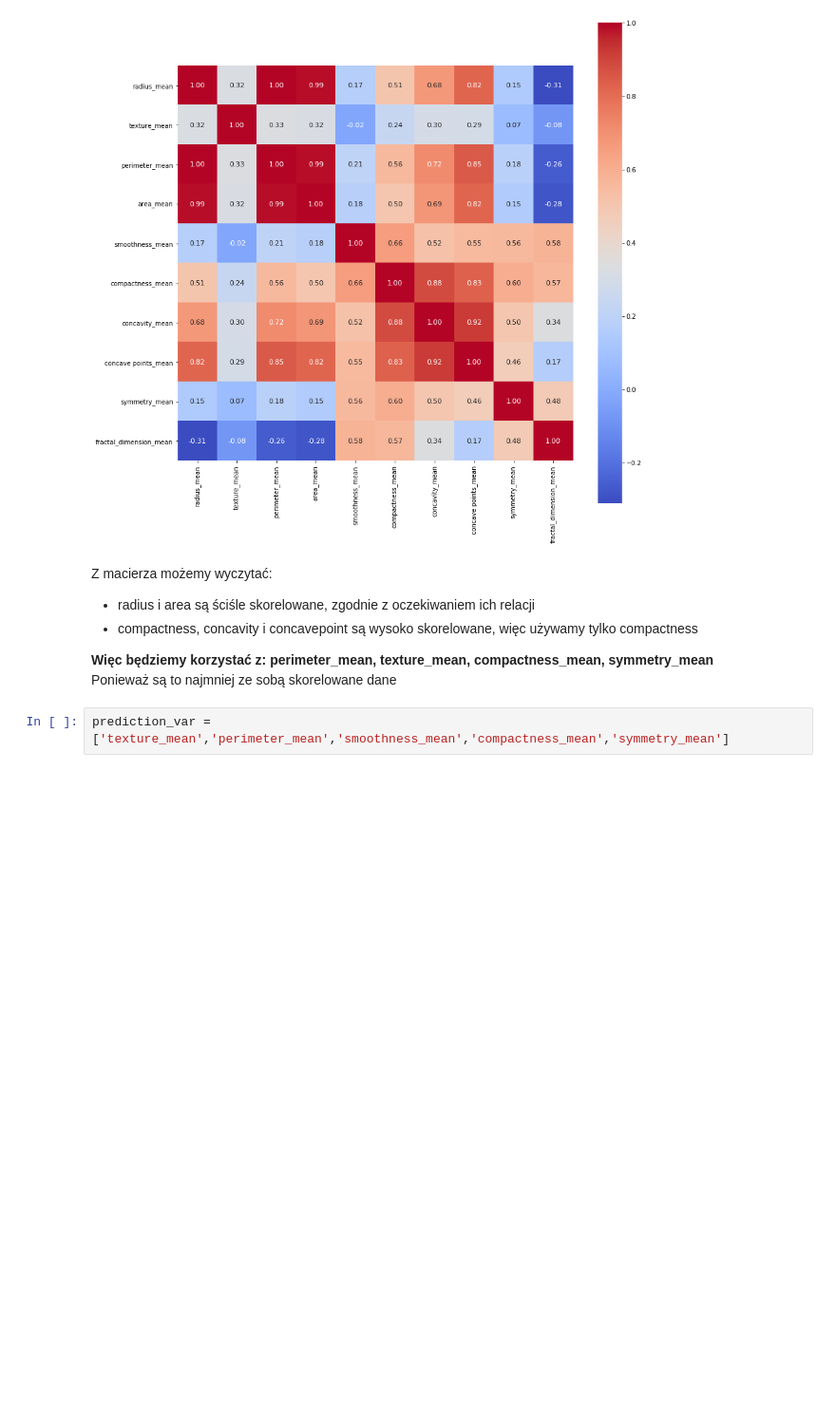
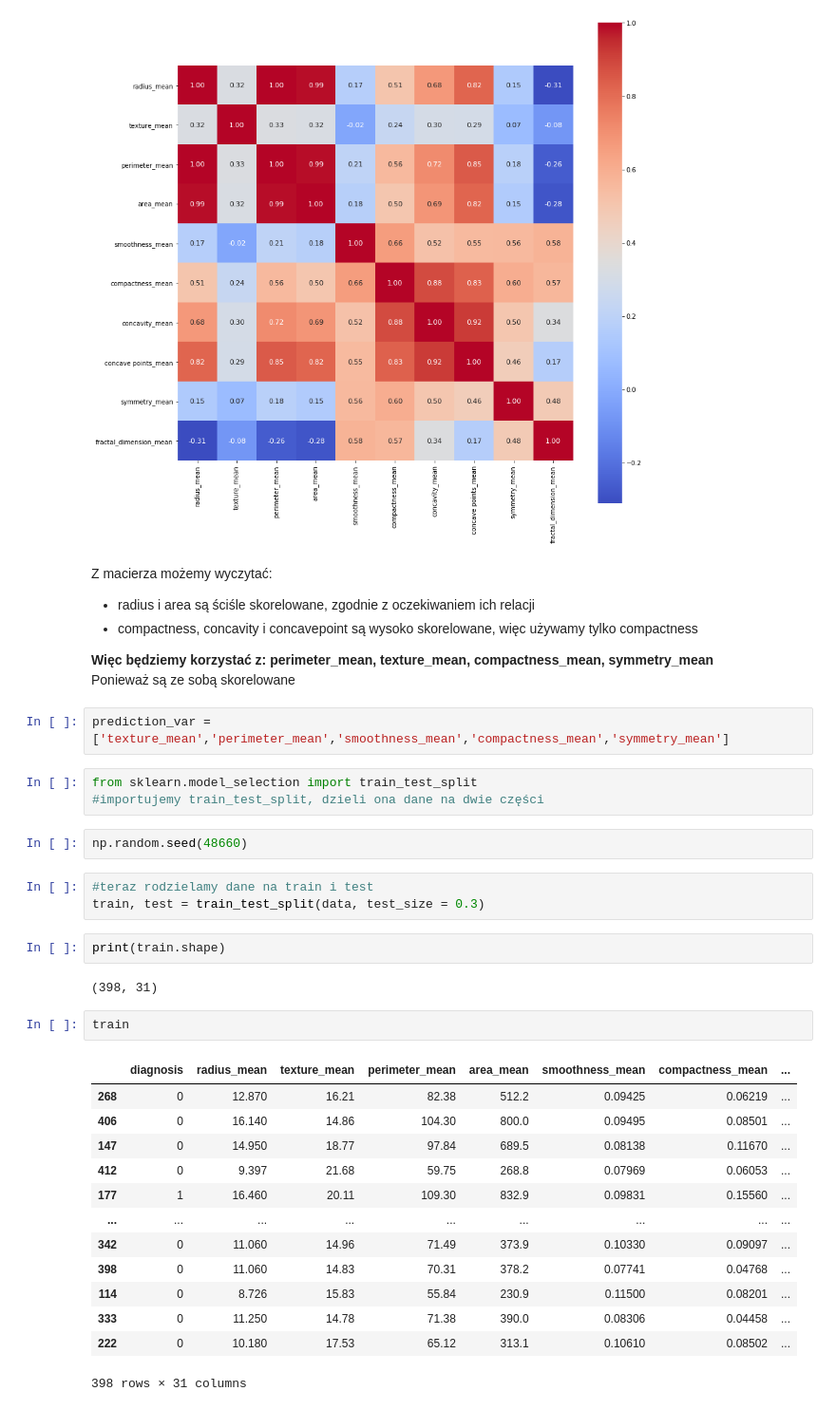
Before and after one commit to michaljerzy/JupyterProject, a Jupyter notebook: Jupyter/Projekt Data Science.ipynb, the cells around one changed output. Shown at 95% size. Drawn from its saved outputs; the diff is of its cells as text; blank space fills up the shorter version.

```diff
--- a/Jupyter/Projekt Data Science.ipynb
+++ b/Jupyter/Projekt Data Science.ipynb
@@ -148,6 +149,34 @@ Z macierza możemy wyczytać:
     <li>compactness, concavity i concavepoint są wysoko skorelowane, więc używamy tylko compactness </li>
 </ul>
 <b>Więc będziemy korzystać z: perimeter_mean, texture_mean, compactness_mean, symmetry_mean</b>
-<p>Ponieważ są to najmniej ze sobą skorelowane dane</p>
+<p>Ponieważ są ze sobą skorelowane</p>
 # %%
 prediction_var = ['texture_mean','perimeter_mean','smoothness_mean','compactness_mean','symmetry_mean']
+# %%
+from sklearn.model_selection import train_test_split
+#importujemy train_test_split, dzieli ona dane na dwie części
+# %%
+np.random.seed(48660)
+# %%
+#teraz rodzielamy dane na train i test
+train, test = train_test_split(data, test_size = 0.3)
+# %%
+print(train.shape)
+# %% [output]
+(398, 31)
+# %%
+train
+# %% [output]
+|  | diagnosis | radius_mean | texture_mean | perimeter_mean | area_mean | smoothness_mean | compactness_mean | ... |
+| 268 | 0 | 12.870 | 16.21 | 82.38 | 512.2 | 0.09425 | 0.06219 | ... |
+| 406 | 0 | 16.140 | 14.86 | 104.30 | 800.0 | 0.09495 | 0.08501 | ... |
+| 147 | 0 | 14.950 | 18.77 | 97.84 | 689.5 | 0.08138 | 0.11670 | ... |
+| 412 | 0 | 9.397 | 21.68 | 59.75 | 268.8 | 0.07969 | 0.06053 | ... |
+| 177 | 1 | 16.460 | 20.11 | 109.30 | 832.9 | 0.09831 | 0.15560 | ... |
+| ... | ... | ... | ... | ... | ... | ... | ... | ... |
+| 342 | 0 | 11.060 | 14.96 | 71.49 | 373.9 | 0.10330 | 0.09097 | ... |
+| 398 | 0 | 11.060 | 14.83 | 70.31 | 378.2 | 0.07741 | 0.04768 | ... |
+| 114 | 0 | 8.726 | 15.83 | 55.84 | 230.9 | 0.11500 | 0.08201 | ... |
+| 333 | 0 | 11.250 | 14.78 | 71.38 | 390.0 | 0.08306 | 0.04458 | ... |
+| 222 | 0 | 10.180 | 17.53 | 65.12 | 313.1 | 0.10610 | 0.08502 | ... |
+398 rows × 31 columns
```
Also changed, not shown: parts of 10 cells of this notebook.
